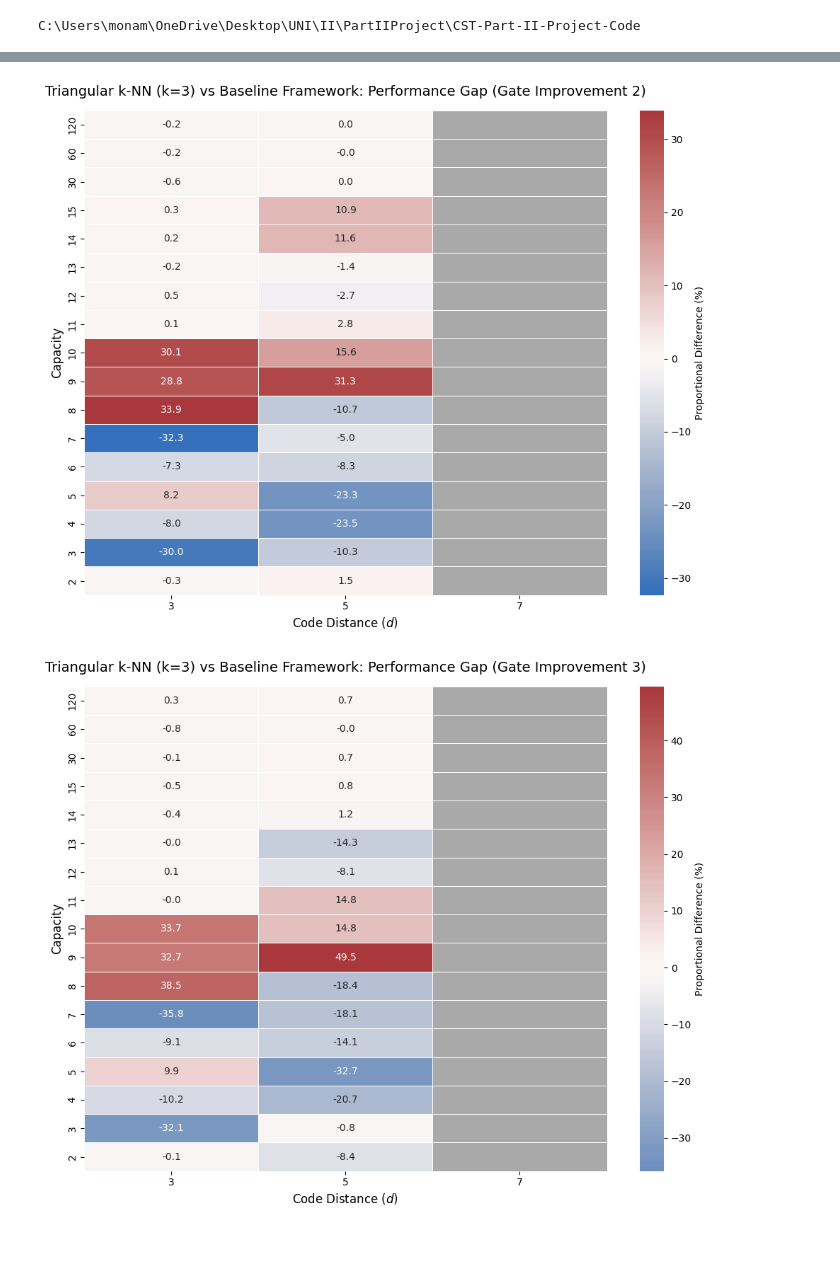
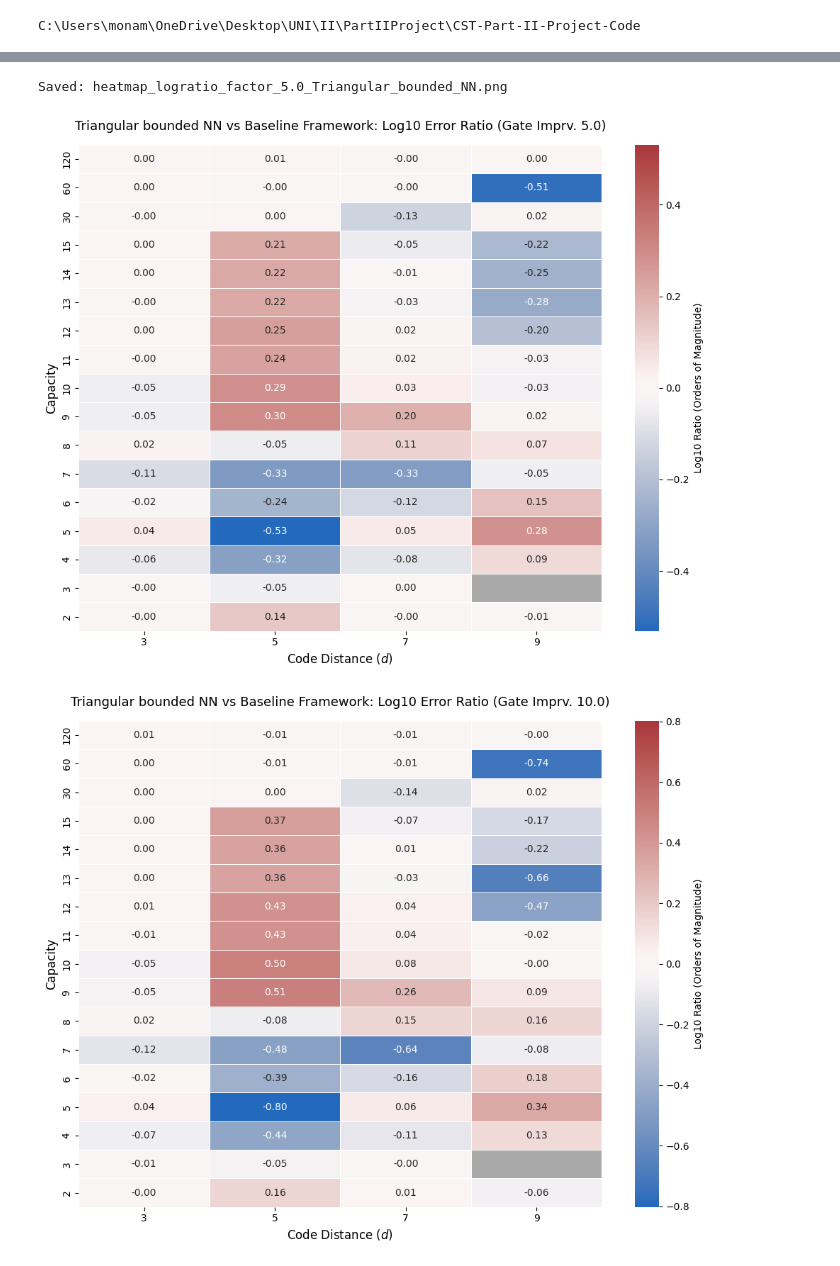
Before and after one commit to monamoeba/CST-Part-II-Project-Code, a Jupyter notebook: color_code_experiments/data_analysis.ipynb, the cells around one changed output, grey strips where cells are left out. Saved outputs shown, nothing was run; the diff lists cells and outputs as text; code cells hidden in the pictures.

```diff
--- a/color_code_experiments/data_analysis.ipynb
+++ b/color_code_experiments/data_analysis.ipynb
@@ -13,6 +13,11 @@ import numpy as np
 import json
 import seaborn as sns
 import copy
+# %%
+halving = r".\data\dist3-9data\cc_halving_single_round_3-9_050426.json"
+unbounded = r".\data\dist3-9data\cc_unbounded_single_round_3-9_050426.json"
+bounded = r".\data\dist3-9data\cc_bounded_single_round_3-9_050426.json"
+knn = r".\data\dist3-9data\cc_knn_k=3_single_round_3-9_050426.json"
 # %%
 cc_data_path = r".\data\cc_halving_single_round040426.json"
 cc_tri_data_path = r".\data\cc_bounded_nn_single_round040426.json"
@@ -367,7 +324,5 @@ generate_log_ratio_heatmaps(baseline_path, data_path, label_baseline="Baseline F
 # %%
-#heatmap generation for 2-round circuit with additional perfect syndrome extraction at end
-baseline_path = r".\data\cc_halving010426.json"
-data_path = r".\data\cc_k=3_nn010426.json"
+#heatmap generation for single round circuit baseline vs bounded
 
-generate_log_ratio_heatmaps(baseline_path, data_path, label_baseline="Baseline Framework", label_new="Triangular k-NN (k=3)")
+generate_log_ratio_heatmaps(halving, bounded, label_baseline="Baseline Framework", label_new="Triangular bounded NN")
 # %% [output]
@@ -375,3 +330,4 @@ generate_log_ratio_heatmaps(baseline_path, data_path, label_baseline="Baseline F
+Saved: heatmap_logratio_factor_5.0_Triangular_bounded_NN.png
-[figure, old version]
+[figure, new version]
-[figure, old version]
+[figure, new version]
 # %%
```
Also changed, not shown: parts of 9 cells of this notebook, 17 other files.
